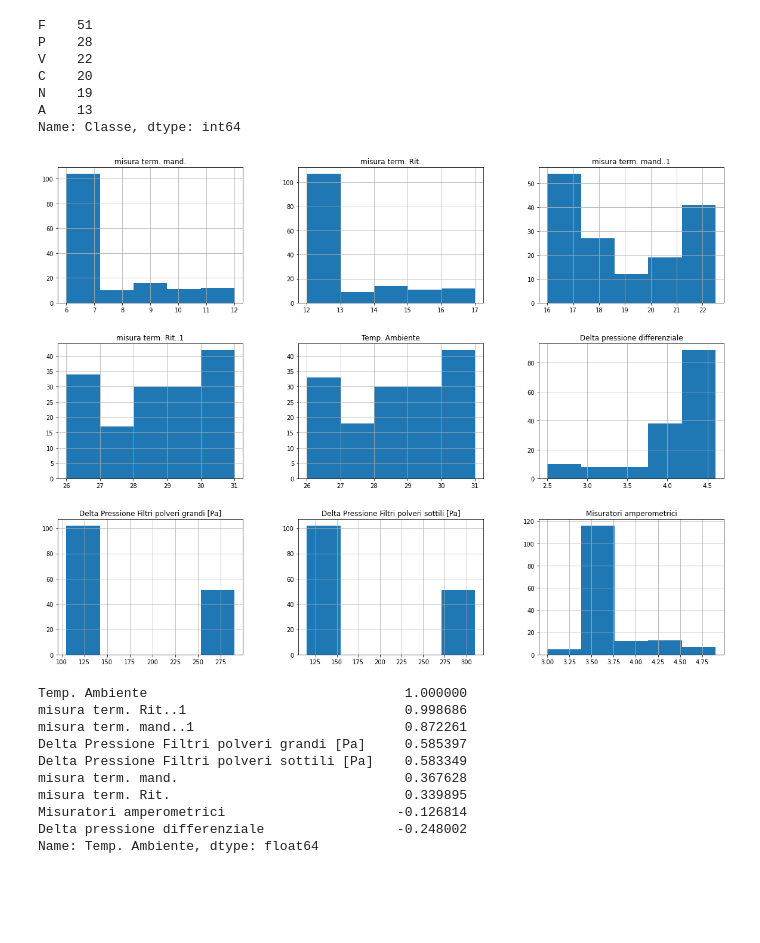
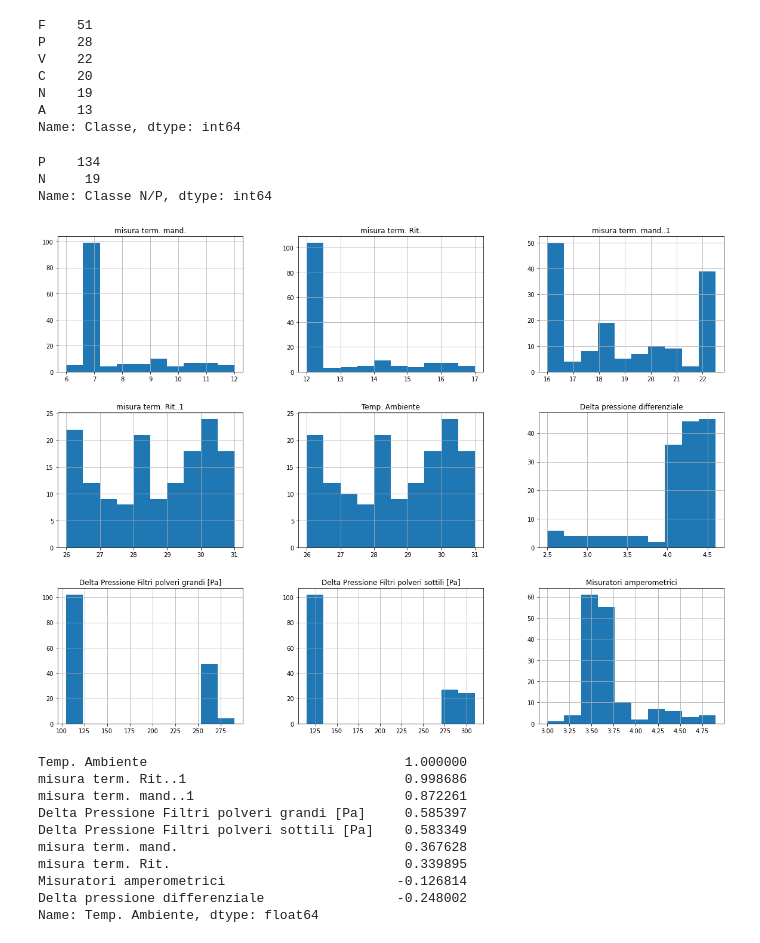
Before and after one commit to leptoquark/MapStore, a Jupyter notebook: frasal.ipynb, the cells around one changed output. Saved outputs shown, nothing was run; the diff lists cells and outputs as text; code cells hidden in the pictures; blank space fills up the shorter version.

```diff
--- a/frasal.ipynb
+++ b/frasal.ipynb
@@ -64,12 +65,18 @@ C    20
 N    19
 A    13
 Name: Classe, dtype: int64
+# %%
+data["Classe N/P"].value_counts()
+# %% [output]
+P    134
+N     19
+Name: Classe N/P, dtype: int64
 # %%
 import matplotlib.pyplot as plt
-data.hist(bins=5, figsize=(20,15))
+data.hist(bins=10, figsize=(20,15))
 plt.show()
 # %% [output]
-[figure, old version]
+[figure, new version]
 # %%
 from sklearn.model_selection import train_test_split
 
```
Also changed, not shown: parts of 5 cells of this notebook.
